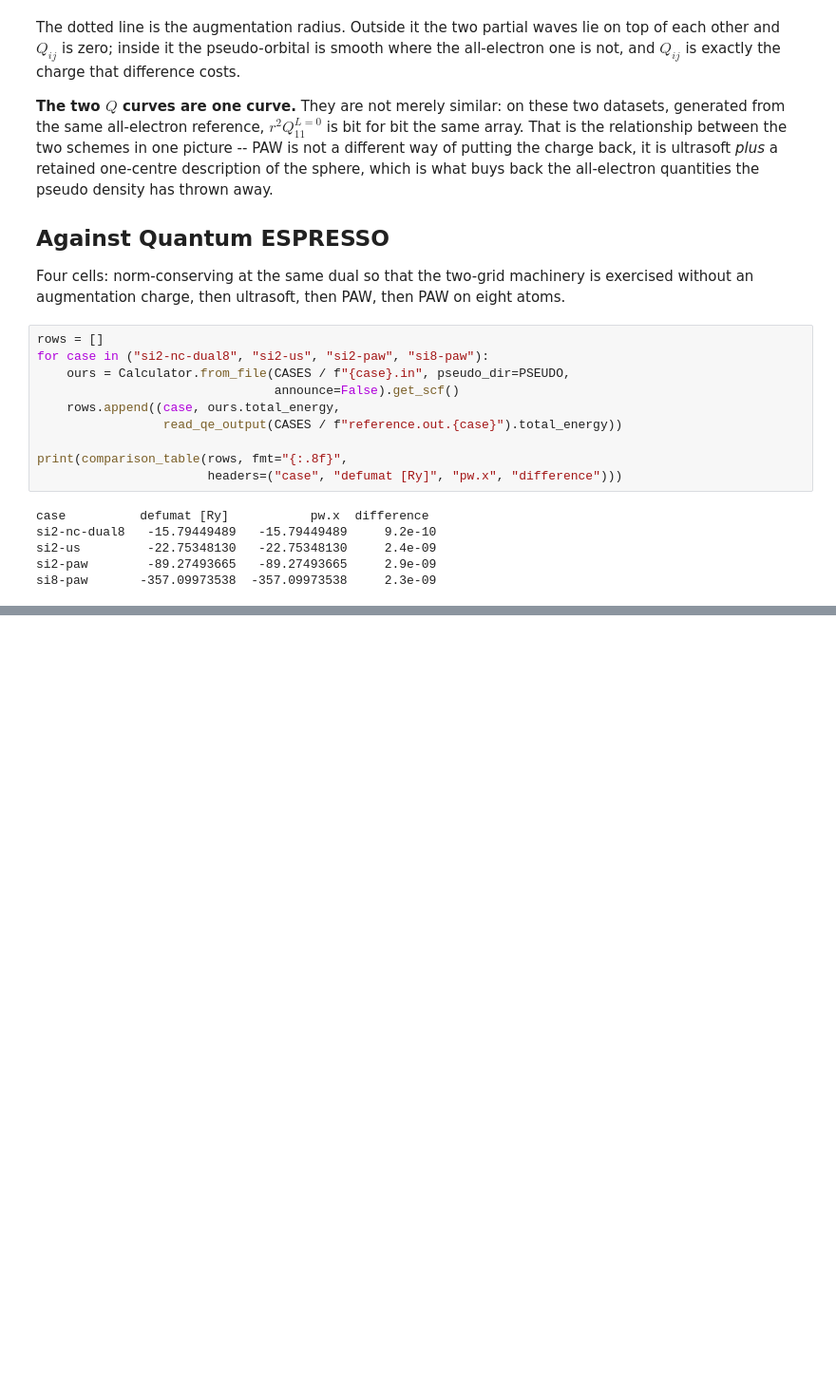
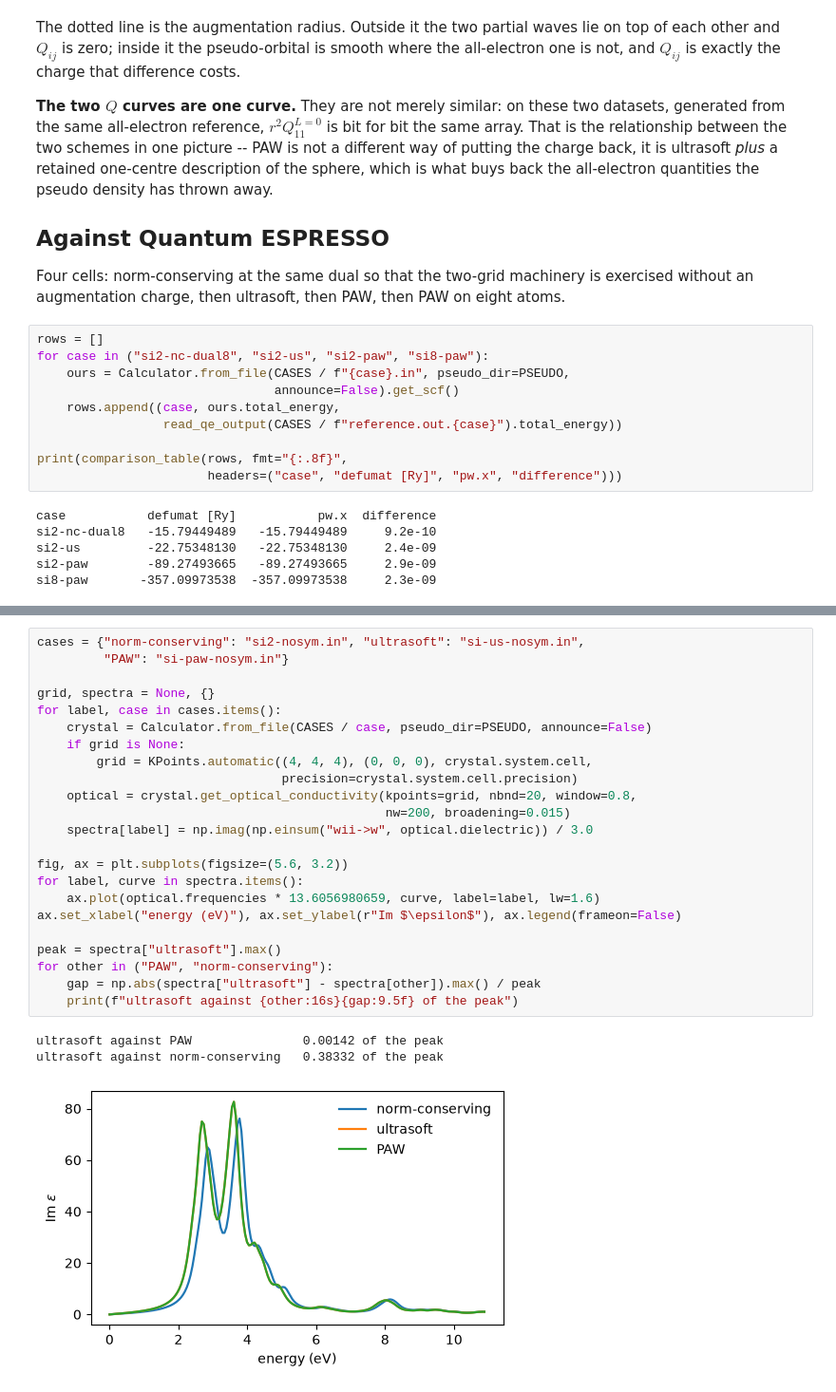
Before and after one commit to joselado/defumat, a Jupyter notebook: notebooks/04_ultrasoft_and_paw.ipynb, the cells around one changed output, grey strips where cells are left out. Shown at 95% size. Cells and saved outputs as stored; diff of their text form; blank space fills up the shorter version.

```diff
--- a/notebooks/04_ultrasoft_and_paw.ipynb
+++ b/notebooks/04_ultrasoft_and_paw.ipynb
@@ -144,0 +159,27 @@ against each dataset's own tabulated $q_{ij}$.
+# %%
+cases = {"norm-conserving": "si2-nosym.in", "ultrasoft": "si-us-nosym.in",
+         "PAW": "si-paw-nosym.in"}
+
+grid, spectra = None, {}
+for label, case in cases.items():
+    crystal = Calculator.from_file(CASES / case, pseudo_dir=PSEUDO, announce=False)
+    if grid is None:
+        grid = KPoints.automatic((4, 4, 4), (0, 0, 0), crystal.system.cell,
+                                 precision=crystal.system.cell.precision)
+    optical = crystal.get_optical_conductivity(kpoints=grid, nbnd=20, window=0.8,
+                                               nw=200, broadening=0.015)
+    spectra[label] = np.imag(np.einsum("wii->w", optical.dielectric)) / 3.0
+
+fig, ax = plt.subplots(figsize=(5.6, 3.2))
+for label, curve in spectra.items():
+    ax.plot(optical.frequencies * 13.6056980659, curve, label=label, lw=1.6)
+ax.set_xlabel("energy (eV)"), ax.set_ylabel(r"Im $\epsilon$"), ax.legend(frameon=False)
+
+peak = spectra["ultrasoft"].max()
+for other in ("PAW", "norm-conserving"):
+    gap = np.abs(spectra["ultrasoft"] - spectra[other]).max() / peak
+    print(f"ultrasoft against {other:16s}{gap:9.5f} of the peak")
+# %% [output]
+ultrasoft against PAW               0.00142 of the peak
+ultrasoft against norm-conserving   0.38332 of the peak
+[figure, added]
```
Also changed, not shown: parts of 6 cells of this notebook, 14 other files.
